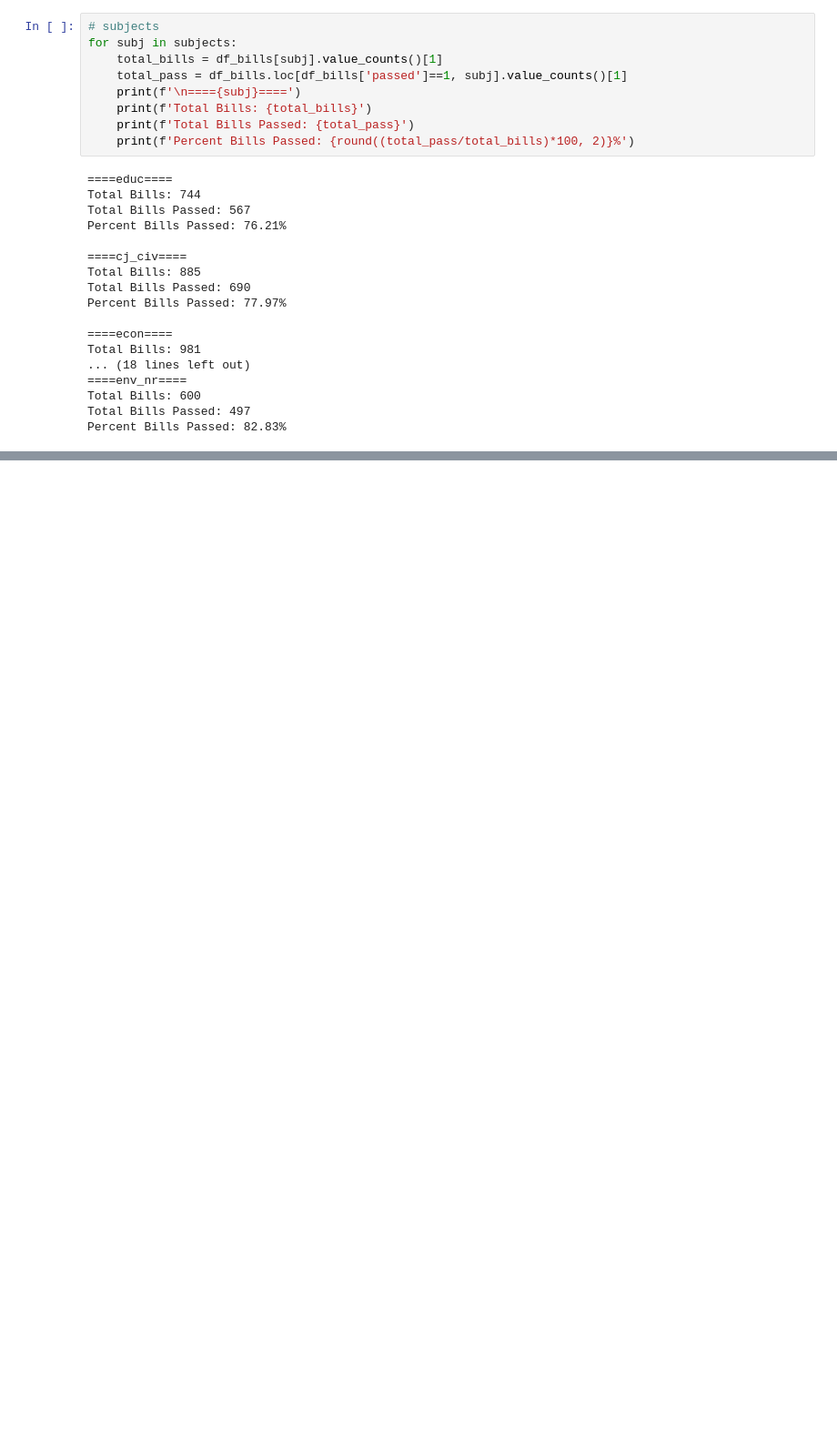
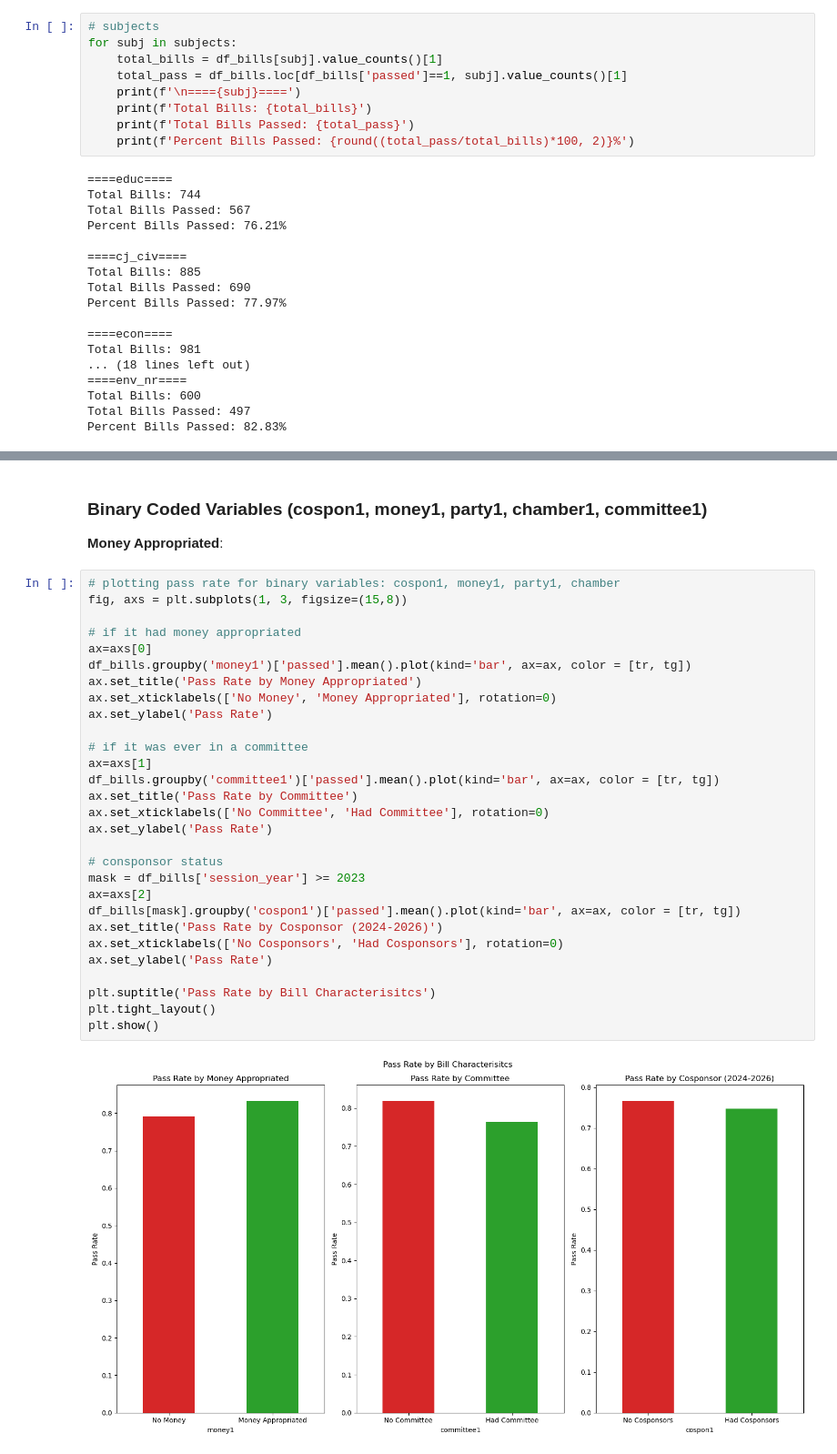
Before and after one commit to gabriellag25/research_capstone, a Jupyter notebook: explore.ipynb, the cells around one changed output, grey strips where cells are left out. Shown at 91% size. Cells and saved outputs as stored; diff of their text form; blank space fills up the shorter version.

```diff
--- a/explore.ipynb
+++ b/explore.ipynb
@@ -101,0 +100,35 @@ plt.show()
+# %% [markdown]
+### Binary Coded Variables (cospon1, money1, party1, chamber1, committee1)
+
+**Money Appropriated**:
+# %%
+# plotting pass rate for binary variables: cospon1, money1, party1, chamber
+fig, axs = plt.subplots(1, 3, figsize=(15,8))
+
+# if it had money appropriated
+ax=axs[0]
+df_bills.groupby('money1')['passed'].mean().plot(kind='bar', ax=ax, color = [tr, tg])
+ax.set_title('Pass Rate by Money Appropriated')
+ax.set_xticklabels(['No Money', 'Money Appropriated'], rotation=0)
+ax.set_ylabel('Pass Rate')
+
+# if it was ever in a committee
+ax=axs[1]
+df_bills.groupby('committee1')['passed'].mean().plot(kind='bar', ax=ax, color = [tr, tg])
+ax.set_title('Pass Rate by Committee')
+ax.set_xticklabels(['No Committee', 'Had Committee'], rotation=0)
+ax.set_ylabel('Pass Rate')
+
+# consponsor status
+mask = df_bills['session_year'] >= 2023
+ax=axs[2]
+df_bills[mask].groupby('cospon1')['passed'].mean().plot(kind='bar', ax=ax, color = [tr, tg])
+ax.set_title('Pass Rate by Cosponsor (2024-2026)')
+ax.set_xticklabels(['No Cosponsors', 'Had Cosponsors'], rotation=0)
+ax.set_ylabel('Pass Rate')
+
+plt.suptitle('Pass Rate by Bill Characterisitcs')
+plt.tight_layout()
+plt.show()
+# %% [output]
+[figure, added]
```
Also changed, not shown: parts of 4 cells of this notebook, 2 other files.
